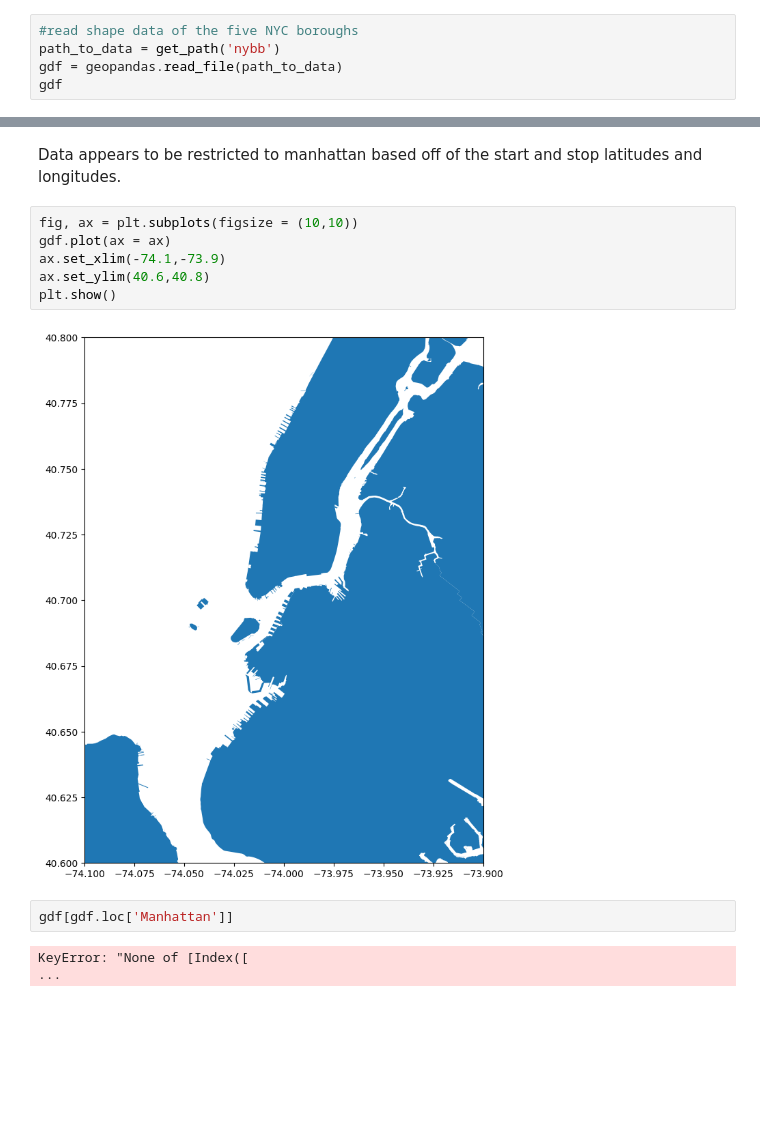
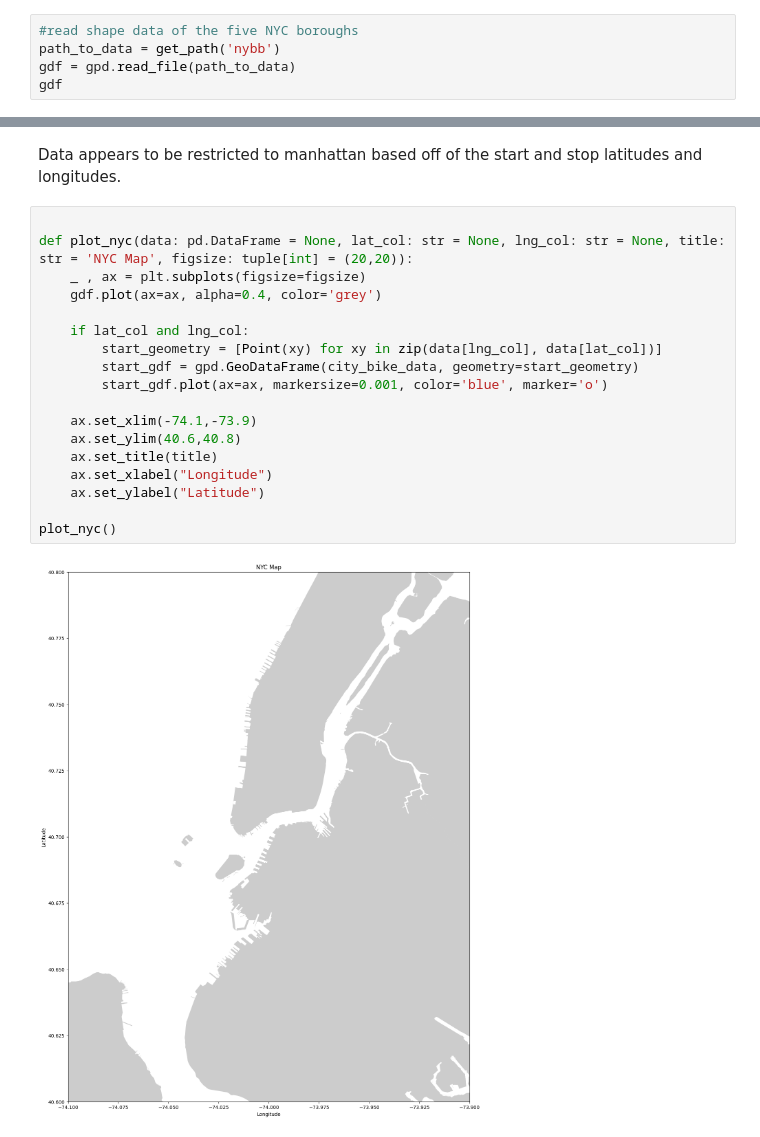
Before and after one commit to ColeDixon78/ML-Projects, a Jupyter notebook: Bike_share_project/NYC_biking.ipynb, the cells around one changed output, grey strips where cells are left out. Cells and saved outputs as stored; diff of their text form; blank space fills up the shorter version.

```diff
--- a/Bike_share_project/NYC_biking.ipynb
+++ b/Bike_share_project/NYC_biking.ipynb
@@ -14,7 +14,7 @@ from geodatasets import get_path
 # %%
 #read shape data of the five NYC boroughs
 path_to_data = get_path('nybb')
-gdf = geopandas.read_file(path_to_data)
+gdf = gpd.read_file(path_to_data)
 gdf
 # %% [output]
 |  | BoroCode | BoroName | Shape_Leng | Shape_Area | geometry |
@@ -97,15 +97,23 @@ print(city_bike_data['start station longitude'].min(),city_bike_data['start stat
 -74.01713445 -73.9500479759
 # %% [markdown]
 Data appears to be restricted to manhattan based off of the start and stop latitudes and longitudes.
-# %%
-fig, ax = plt.subplots(figsize = (10,10))
-gdf.plot(ax = ax)
-ax.set_xlim(-74.1,-73.9)
-ax.set_ylim(40.6,40.8)
-plt.show()
-# %% [output]
-[figure, removed]
-# %%
-gdf[gdf.loc['Manhattan']]
-# %% [output]
-KeyError: "None of [Index([                                                                                                                                                                              ...
+# %%
+
+def plot_nyc(data: pd.DataFrame = None, lat_col: str = None, lng_col: str = None, title: str = 'NYC Map', figsize: tuple[int] = (20,20)):
+    _ , ax = plt.subplots(figsize=figsize)
+    gdf.plot(ax=ax, alpha=0.4, color='grey')
+
+    if lat_col and lng_col:
+        start_geometry = [Point(xy) for xy in zip(data[lng_col], data[lat_col])]
+        start_gdf = gpd.GeoDataFrame(city_bike_data, geometry=start_geometry)
+        start_gdf.plot(ax=ax, markersize=0.001, color='blue', marker='o')
+
+    ax.set_xlim(-74.1,-73.9)
+    ax.set_ylim(40.6,40.8)
+    ax.set_title(title)
+    ax.set_xlabel("Longitude")
+    ax.set_ylabel("Latitude")
+
+plot_nyc()
+# %% [output]
+[figure, added]
```
Also changed, not shown: parts of 4 cells of this notebook, 2 other files.
